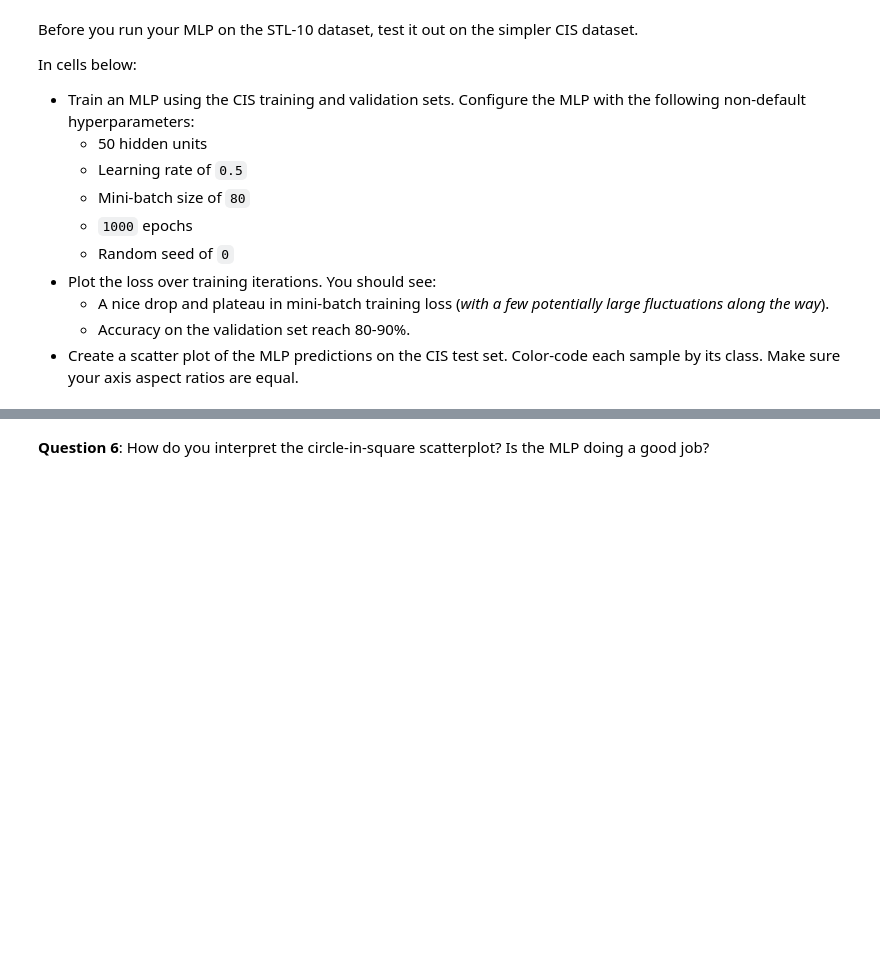
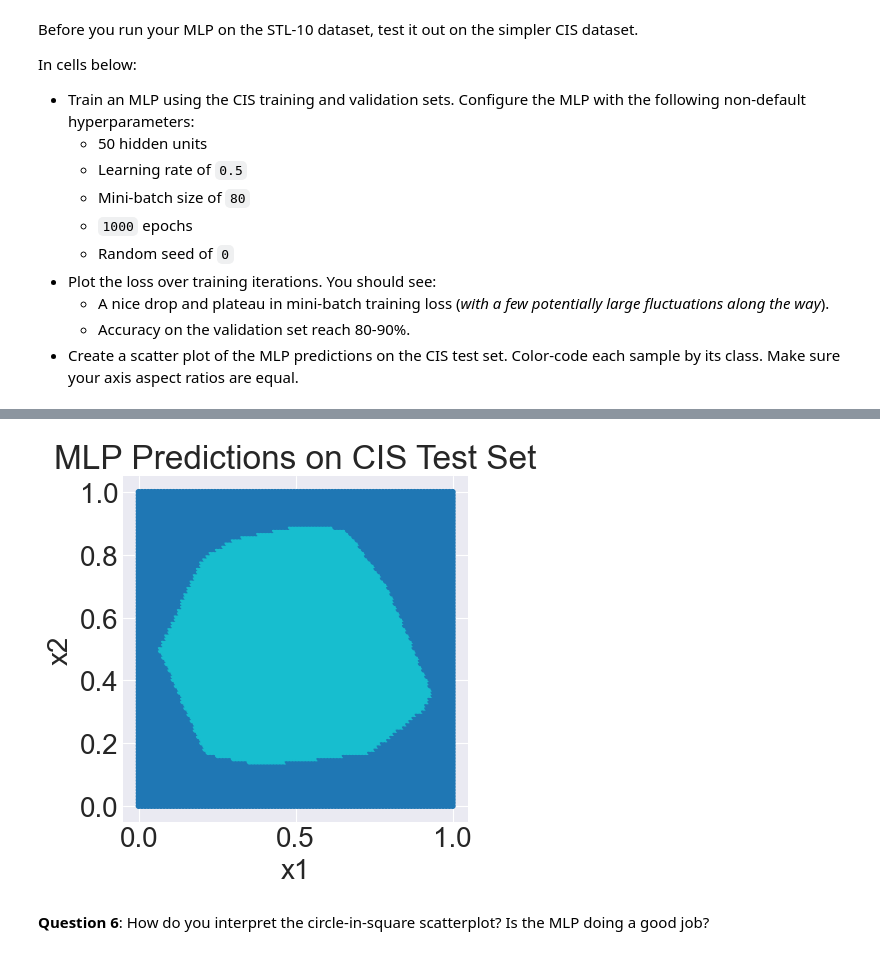
Before and after one commit to sampolz/Neural-Networks, a Jupyter notebook: Project 2/mlp.ipynb, the cells around one changed output, grey strips where cells are left out. Saved outputs shown, nothing was run; the diff lists cells and outputs as text; code cells hidden in the pictures; blank space fills up the shorter version.

```diff
--- a/Project 2/mlp.ipynb
+++ b/Project 2/mlp.ipynb
@@ -398,3 +476,16 @@ In cells below:
+# %%
+yhat_test = net.predict(Xtst)
+
+plt.figure(figsize=(5,5))
+plt.scatter(Xtst[:,0], Xtst[:,1], c=yhat_test, s=12, cmap="tab10")
+plt.gca().set_aspect('equal', adjustable='box')
+plt.title("MLP Predictions on CIS Test Set")
+plt.xlabel("x1")
+plt.ylabel("x2")
+plt.tight_layout()
+plt.show()
+# %% [output]
+[figure, added]
 # %% [markdown]
 **Question 6**: How do you interpret the circle-in-square scatterplot? Is the MLP doing a good job?
 # %% [markdown]
```
Also changed, not shown: parts of 7 cells of this notebook, 1 other file.
